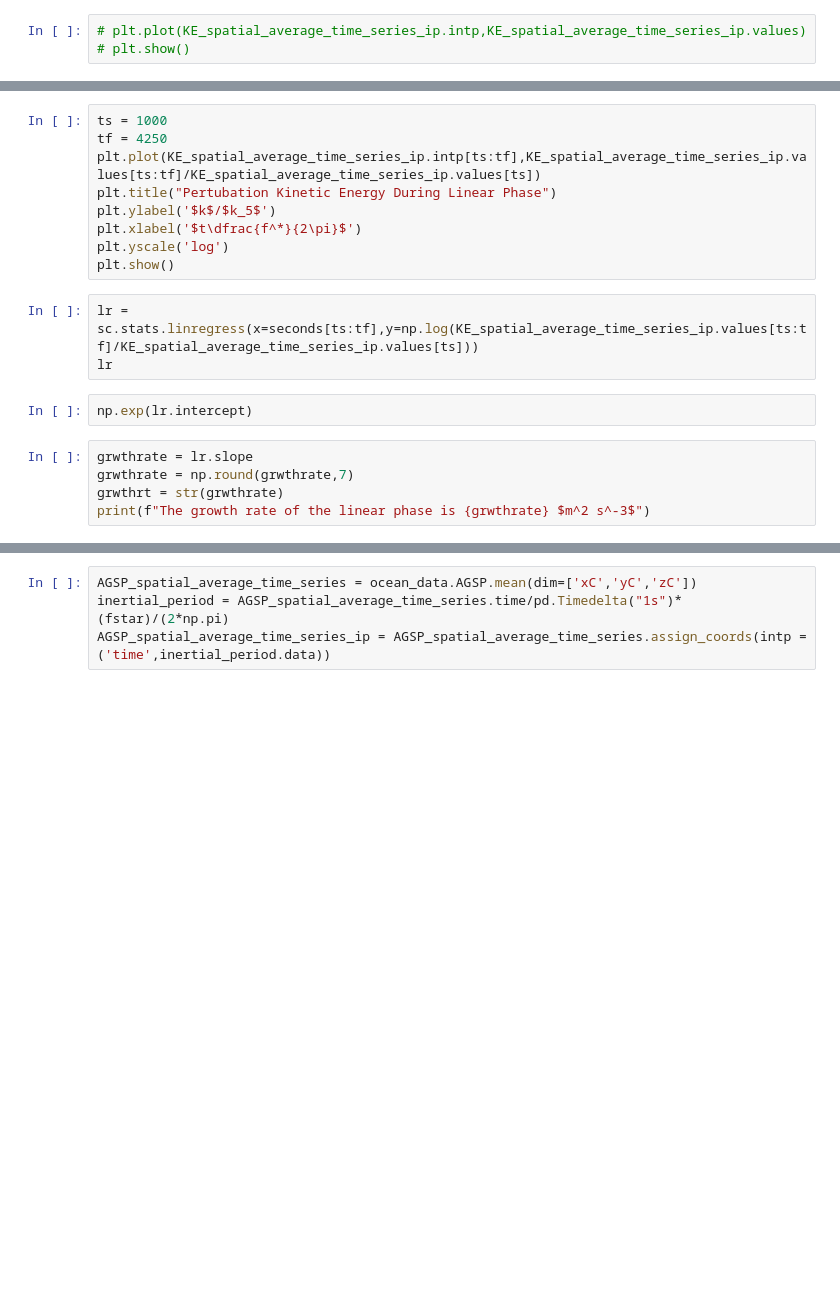
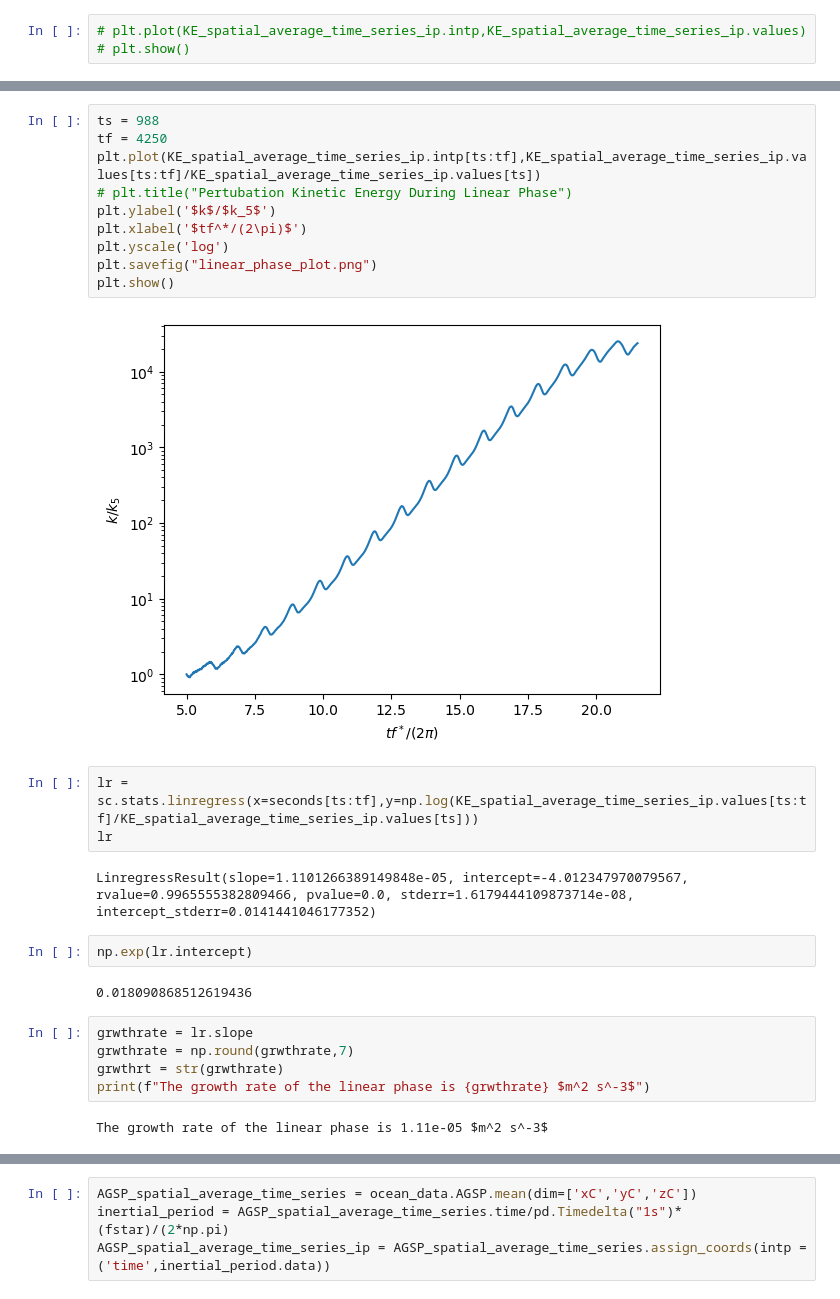
Before and after one commit to loganpknudsen/BottomBoundaryLayer, a Jupyter notebook: Result_Calculations/TKE_terms.ipynb, the cells around one changed output, grey strips where cells are left out. Saved outputs shown, nothing was run; the diff lists cells and outputs as text; blank space fills up the shorter version.

Commit message:
images

```diff
--- a/Result_Calculations/TKE_terms.ipynb
+++ b/Result_Calculations/TKE_terms.ipynb
@@ -68,21 +90,30 @@ plt.show()
 # %%
-ts = 1000
+ts = 988
 tf = 4250
 plt.plot(KE_spatial_average_time_series_ip.intp[ts:tf],KE_spatial_average_time_series_ip.values[ts:tf]/KE_spatial_average_time_series_ip.values[ts])
-plt.title("Pertubation Kinetic Energy During Linear Phase")
+# plt.title("Pertubation Kinetic Energy During Linear Phase")
 plt.ylabel('$k$/$k_5$')
-plt.xlabel('$t\dfrac{f^*}{2\pi}$')
+plt.xlabel('$tf^*/(2\pi)$')
 plt.yscale('log')
+plt.savefig("linear_phase_plot.png")
 plt.show()
+# %% [output]
+[figure, added]
 # %%
 lr = sc.stats.linregress(x=seconds[ts:tf],y=np.log(KE_spatial_average_time_series_ip.values[ts:tf]/KE_spatial_average_time_series_ip.values[ts]))
 lr
+# %% [output]
+LinregressResult(slope=1.1101266389149848e-05, intercept=-4.012347970079567, rvalue=0.9965555382809466, pvalue=0.0, stderr=1.6179444109873714e-08, intercept_stderr=0.0141441046177352)
 # %%
 np.exp(lr.intercept)
+# %% [output]
+0.018090868512619436
 # %%
 grwthrate = lr.slope
 grwthrate = np.round(grwthrate,7)
 grwthrt = str(grwthrate)
 print(f"The growth rate of the linear phase is {grwthrate} $m^2 s^-3$")
+# %% [output]
+The growth rate of the linear phase is 1.11e-05 $m^2 s^-3$
 # %%
 np.log(np.exp(1))
```
Also changed, not shown: parts of 30 cells of this notebook, 5 other files.
